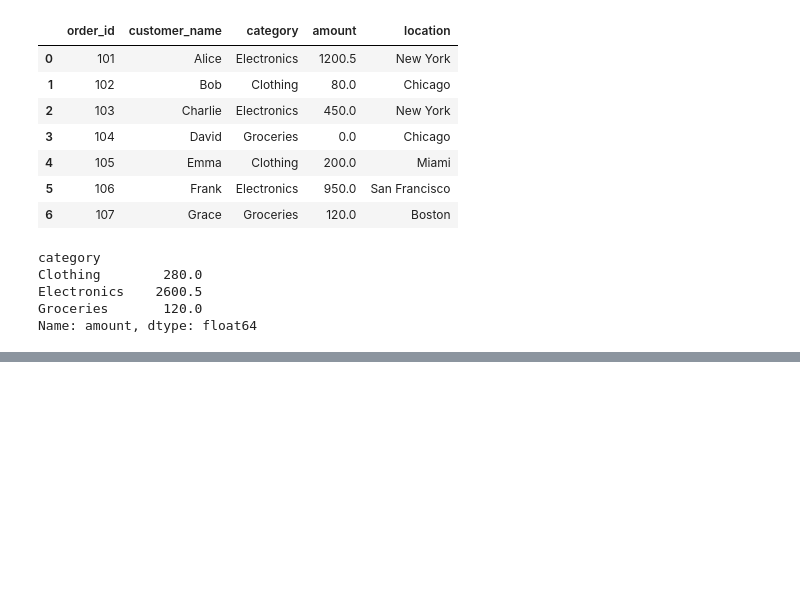
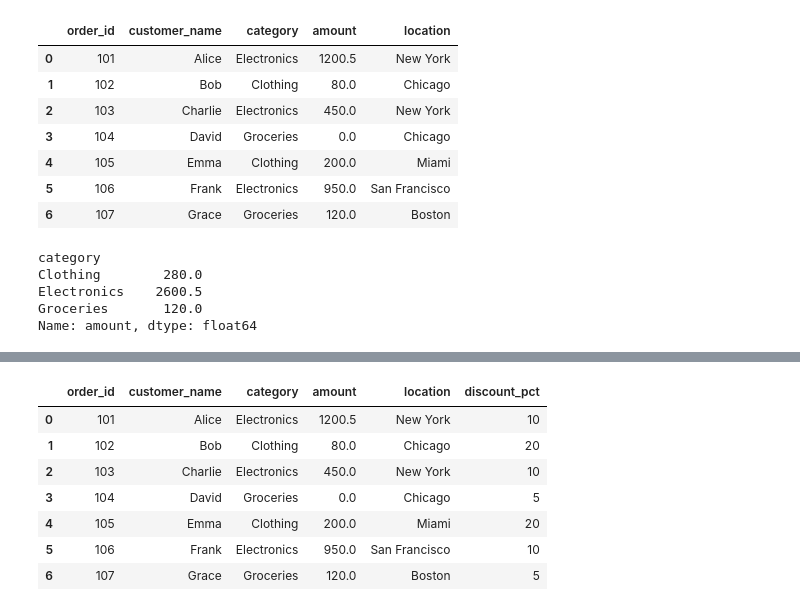
Before and after one commit to LESSLY-KJ/Data-Analyst-Practice, a Jupyter notebook: 02_eda_in_python/02_pandas_practice/practice.ipynb, the cells around one changed output, grey strips where cells are left out. Drawn from its saved outputs; the diff is of its cells as text; code cells hidden in the pictures; blank space fills up the shorter version.

Commit message:
feat(pandas): implement agg, sort_values, value_counts, and merge with all join types (Items 16-20)

```diff
--- a/02_eda_in_python/02_pandas_practice/practice.ipynb
+++ b/02_eda_in_python/02_pandas_practice/practice.ipynb
@@ -492,3 +492,10 @@ Clothing        280.0
 Electronics    2600.5
 Groceries       120.0
 Name: amount, dtype: float64
+# %%
+# A small reference table for discounts
+discounts = pd.DataFrame({
+    "category": ["Electronics", "Clothing", "Groceries"],
+    "discount_pct": [10, 20, 5]
+})
+discounts
@@ -494,0 +536,11 @@ Name: amount, dtype: float64
+# %%
+pd.merge(df,discounts,on="category",how="inner")
+# %% [output]
+|  | order_id | customer_name | category | amount | location | discount_pct |
+| 0 | 101 | Alice | Electronics | 1200.5 | New York | 10 |
+| 1 | 102 | Bob | Clothing | 80.0 | Chicago | 20 |
+| 2 | 103 | Charlie | Electronics | 450.0 | New York | 10 |
+| 3 | 104 | David | Groceries | 0.0 | Chicago | 5 |
+| 4 | 105 | Emma | Clothing | 200.0 | Miami | 20 |
+| 5 | 106 | Frank | Electronics | 950.0 | San Francisco | 10 |
+| 6 | 107 | Grace | Groceries | 120.0 | Boston | 5 |
```
Also changed, not shown: parts of 7 cells of this notebook, 1 other file.
